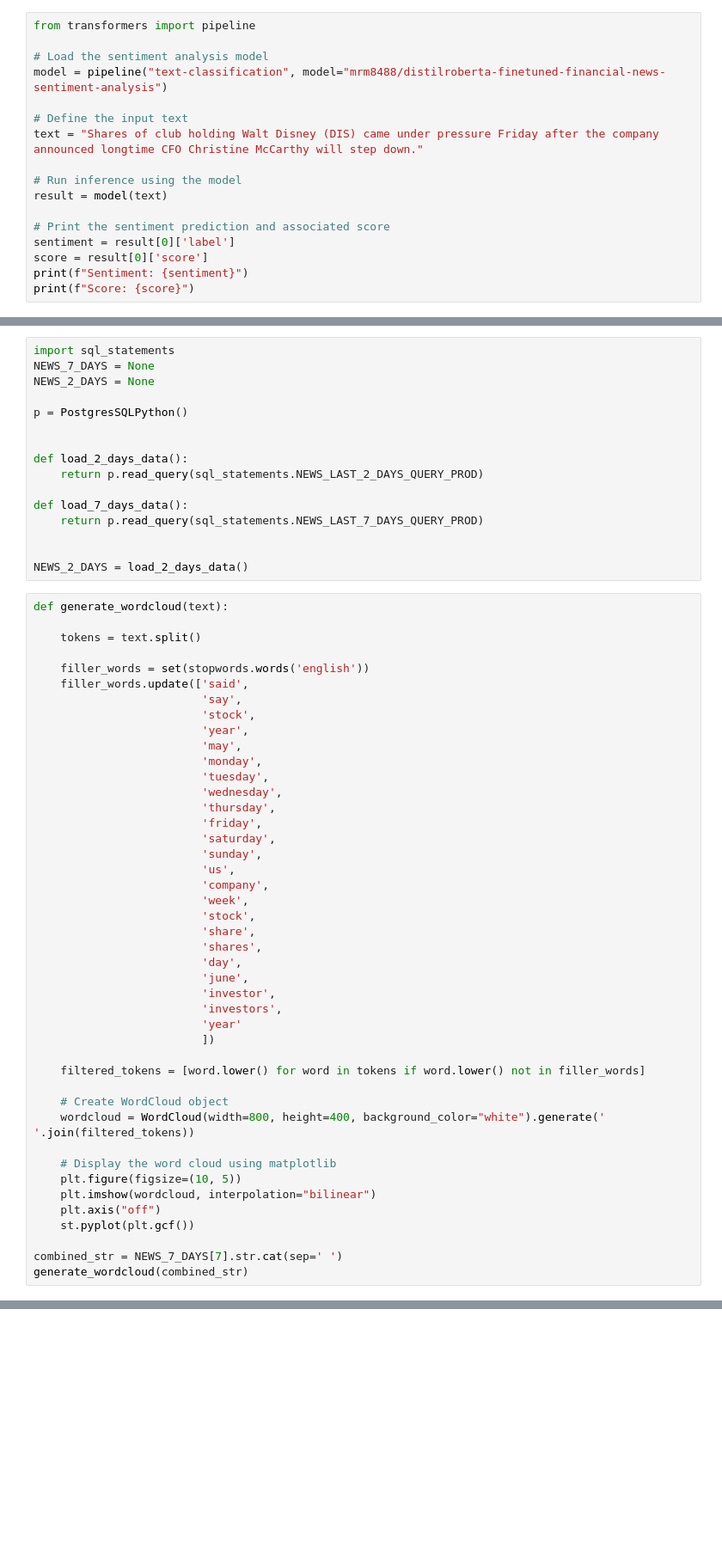
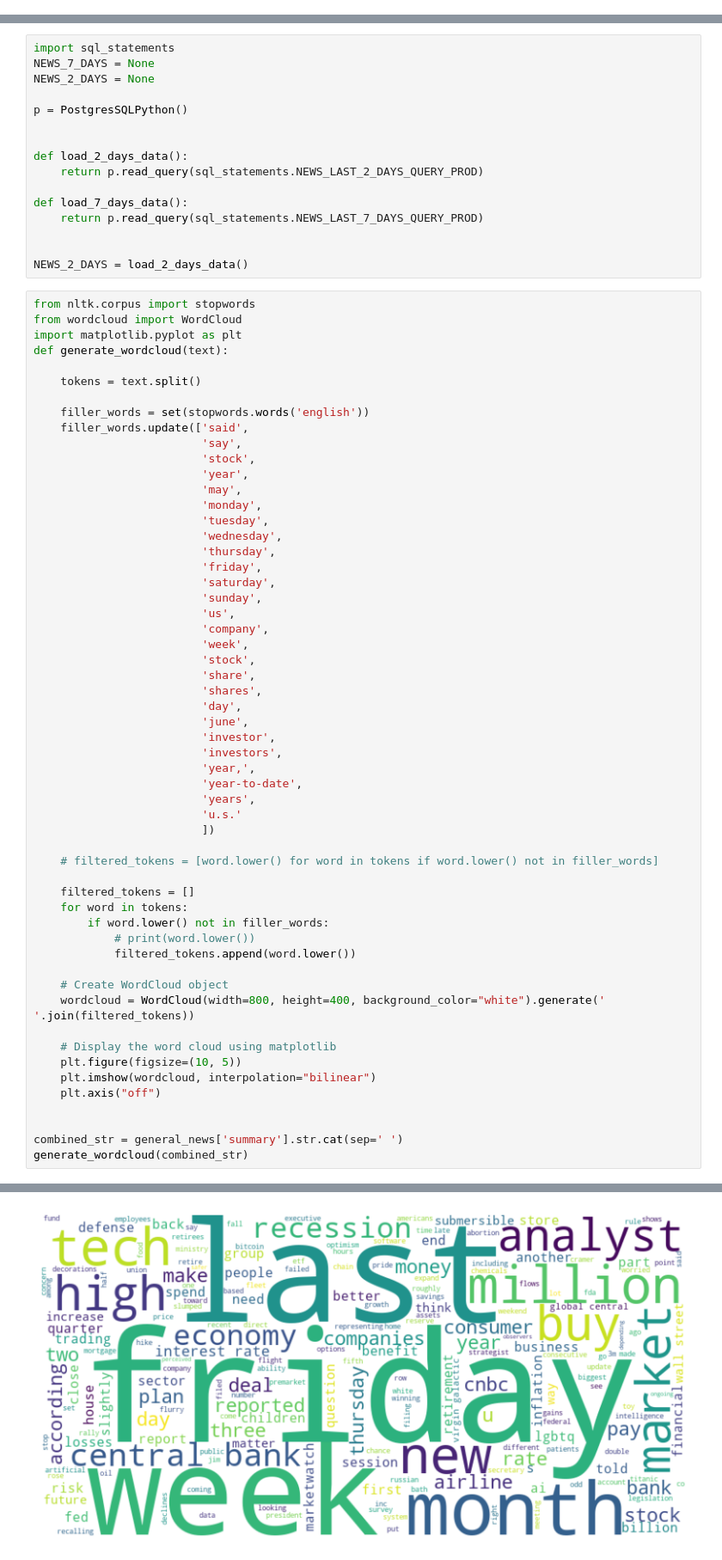
Before and after one commit to inistar/stock_news_analysis, a Jupyter notebook: finnhub_sandbox.ipynb, the cells around one changed output, grey strips where cells are left out. Shown at 86% size. Cells and saved outputs as stored; diff of their text form; blank space fills up the shorter version.

```diff
--- a/finnhub_sandbox.ipynb
+++ b/finnhub_sandbox.ipynb
@@ -154,19 +138,2 @@ p.read_query(sql_statements.SELECT_NEWS_QUERY_DEV)
 # %%
 test = p.read_query('select * from news')
-# %%
-from transformers import pipeline
-
-# Load the sentiment analysis model
-model = pipeline("text-classification", model="mrm8488/distilroberta-finetuned-financial-news-sentiment-analysis")
-
-# Define the input text
-text = "Shares of club holding Walt Disney (DIS) came under pressure Friday after the company announced longtime CFO Christine McCarthy will step down."
-
-# Run inference using the model
-result = model(text)
-
-# Print the sentiment prediction and associated score
-sentiment = result[0]['label']
-score = result[0]['score']
-print(f"Sentiment: {sentiment}")
-print(f"Score: {score}")
@@ -216,6 +163,9 @@ def load_7_days_data():
 
 NEWS_2_DAYS = load_2_days_data()
 # %%
+from nltk.corpus import stopwords
+from wordcloud import WordCloud
+import matplotlib.pyplot as plt
 def generate_wordcloud(text):
 
     tokens = text.split()
@@ -243,10 +193,19 @@ def generate_wordcloud(text):
                          'june',
                          'investor',
                          'investors',
-                         'year'
+                         'year,',
+                         'year-to-date',
+                         'years',
+                         'u.s.'
                          ])
 
-    filtered_tokens = [word.lower() for word in tokens if word.lower() not in filler_words]
+    # filtered_tokens = [word.lower() for word in tokens if word.lower() not in filler_words]
+
+    filtered_tokens = []
+    for word in tokens:
+        if word.lower() not in filler_words:
+            # print(word.lower())
+            filtered_tokens.append(word.lower())
 
     # Create WordCloud object
     wordcloud = WordCloud(width=800, height=400, background_color="white").generate(' '.join(filtered_tokens))
@@ -255,8 +214,8 @@ def generate_wordcloud(text):
     plt.figure(figsize=(10, 5))
     plt.imshow(wordcloud, interpolation="bilinear")
     plt.axis("off")
-    st.pyplot(plt.gcf())
 
-combined_str = NEWS_7_DAYS[7].str.cat(sep=' ')
+
+combined_str = general_news['summary'].str.cat(sep=' ')
 generate_wordcloud(combined_str)
 # %% [output]
@@ -263,0 +222 @@ TypeError: 'NoneType' object is not subscriptable
+[figure, added]
```
Also changed, not shown: parts of 14 cells of this notebook, 8 other files.
